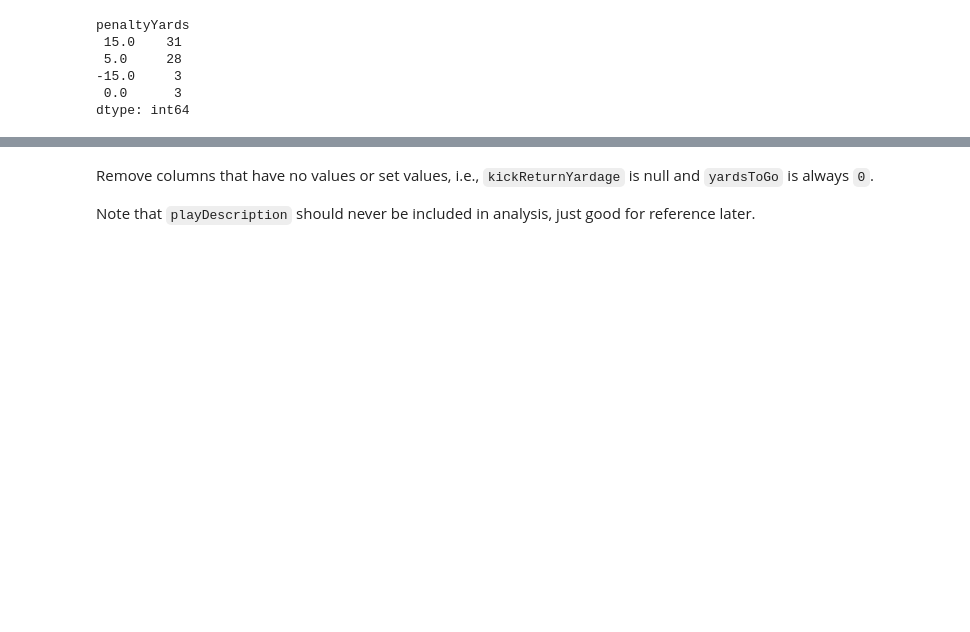
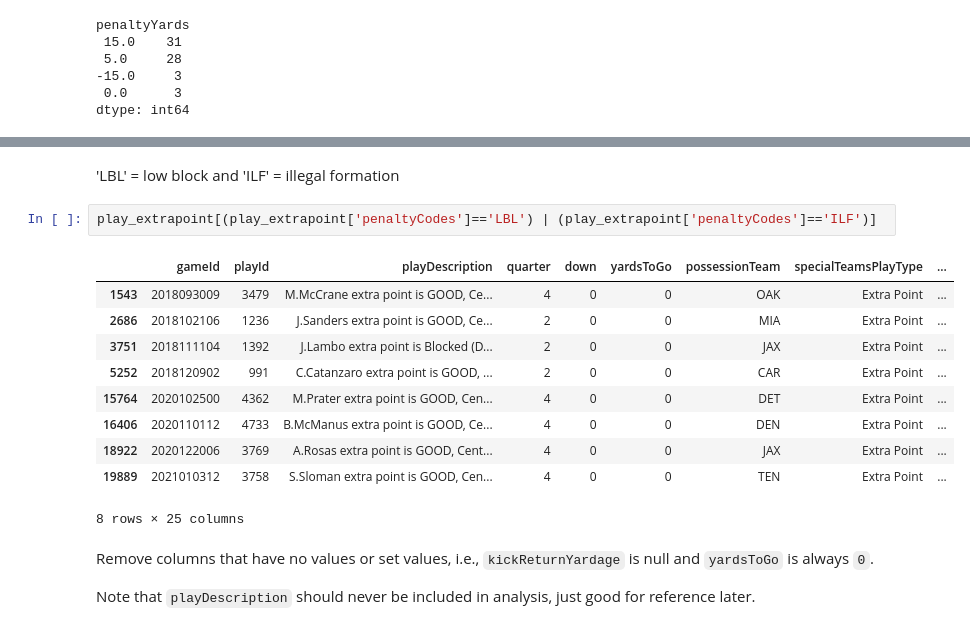
Before and after one commit to egrace479/NFL-BDB-2022, a Jupyter notebook: Extra_Point.ipynb, the cells around one changed output, grey strips where cells are left out. Saved outputs shown, nothing was run; the diff lists cells and outputs as text; blank space fills up the shorter version.

```diff
--- a/Extra_Point.ipynb
+++ b/Extra_Point.ipynb
@@ -148,3 +156,18 @@ dtype: int64
+# %% [markdown]
+'LBL' = low block and 'ILF' = illegal formation
+# %%
+play_extrapoint[(play_extrapoint['penaltyCodes']=='LBL') | (play_extrapoint['penaltyCodes']=='ILF')]
+# %% [output]
+|  | gameId | playId | playDescription | quarter | down | yardsToGo | possessionTeam | specialTeamsPlayType | ... |
+| 1543 | 2018093009 | 3479 | M.McCrane extra point is GOOD, Ce... | 4 | 0 | 0 | OAK | Extra Point | ... |
+| 2686 | 2018102106 | 1236 | J.Sanders extra point is GOOD, Ce... | 2 | 0 | 0 | MIA | Extra Point | ... |
+| 3751 | 2018111104 | 1392 | J.Lambo extra point is Blocked (D... | 2 | 0 | 0 | JAX | Extra Point | ... |
+| 5252 | 2018120902 | 991 | C.Catanzaro extra point is GOOD, ... | 2 | 0 | 0 | CAR | Extra Point | ... |
+| 15764 | 2020102500 | 4362 | M.Prater extra point is GOOD, Cen... | 4 | 0 | 0 | DET | Extra Point | ... |
+| 16406 | 2020110112 | 4733 | B.McManus extra point is GOOD, Ce... | 4 | 0 | 0 | DEN | Extra Point | ... |
+| 18922 | 2020122006 | 3769 | A.Rosas extra point is GOOD, Cent... | 4 | 0 | 0 | JAX | Extra Point | ... |
+| 19889 | 2021010312 | 3758 | S.Sloman extra point is GOOD, Cen... | 4 | 0 | 0 | TEN | Extra Point | ... |
+8 rows × 25 columns
 # %% [markdown]
 Remove columns that have no values or set values, i.e., `kickReturnYardage` is null and `yardsToGo` is always `0`.
 
```
Also changed, not shown: parts of 35 cells of this notebook.
